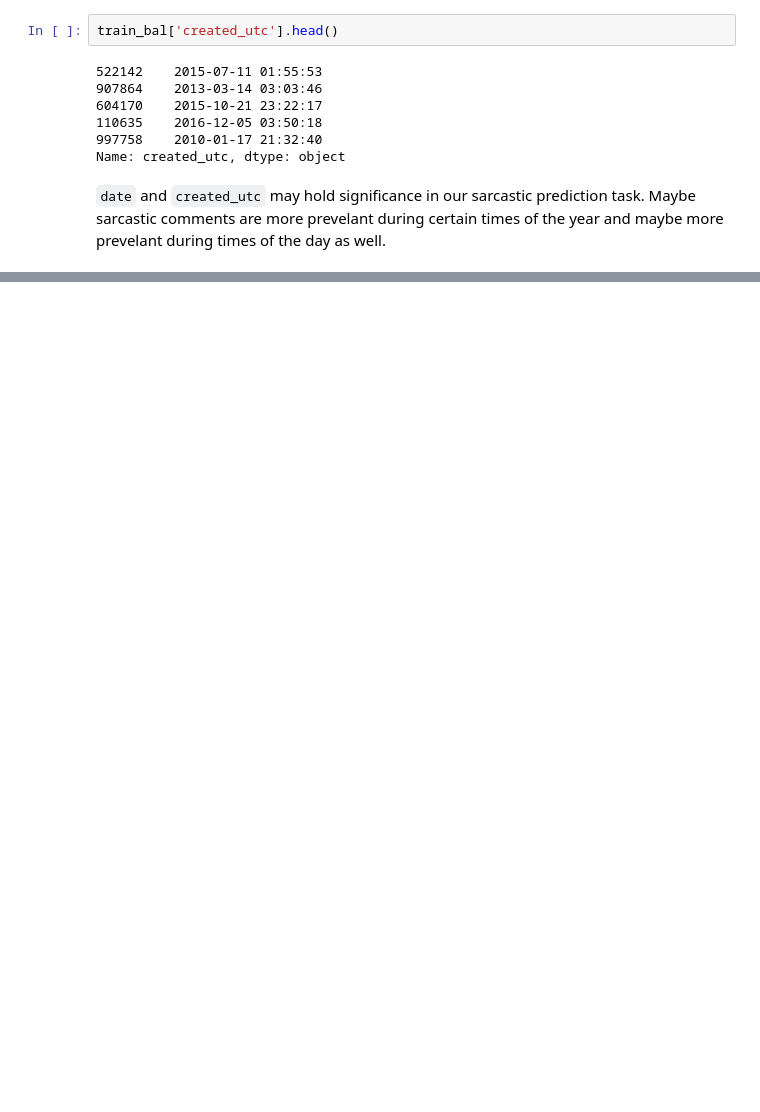
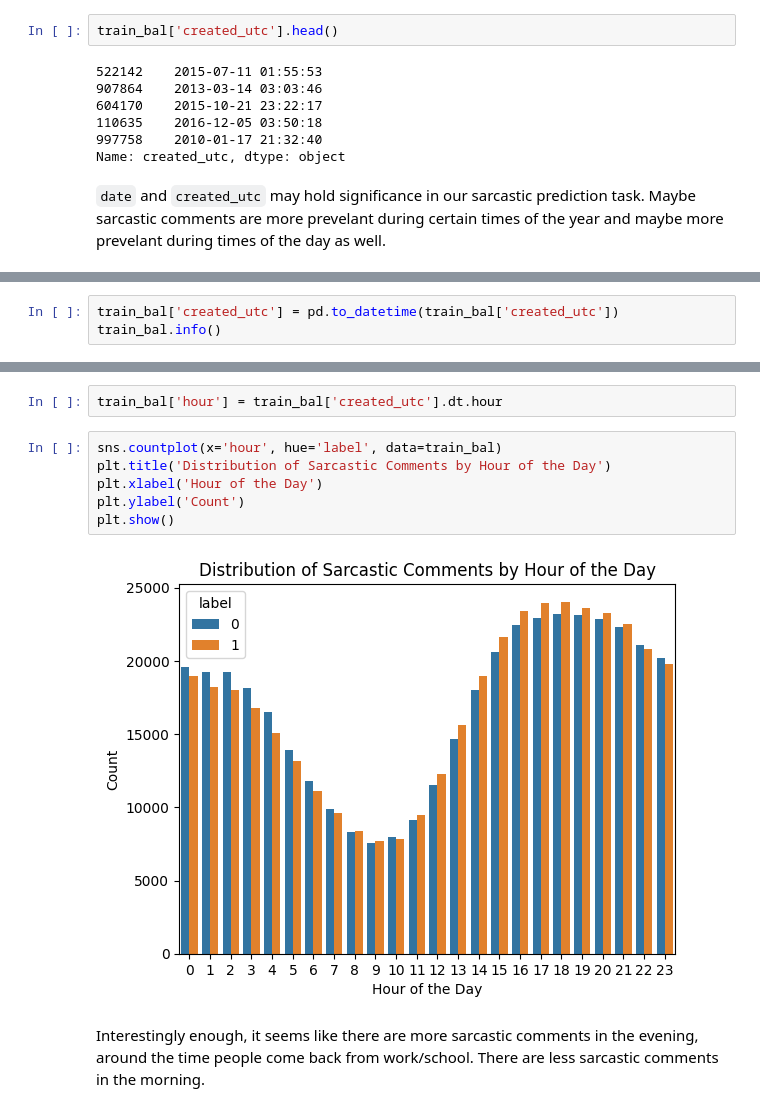
Before and after one commit to brianellis1997/Sarcasm_Detection, a Jupyter notebook: DS_440_Traditional_Models.ipynb, the cells around one changed output, grey strips where cells are left out. Cells and saved outputs as stored; diff of their text form; blank space fills up the shorter version.

```diff
--- a/DS_440_Traditional_Models.ipynb
+++ b/DS_440_Traditional_Models.ipynb
@@ -642,0 +756,3 @@ Name: created_utc, dtype: object
+# %%
+train_bal['created_utc'] = pd.to_datetime(train_bal['created_utc'])
+train_bal.info()
@@ -642,0 +778,12 @@ Name: created_utc, dtype: object
+# %%
+train_bal['hour'] = train_bal['created_utc'].dt.hour
+# %%
+sns.countplot(x='hour', hue='label', data=train_bal)
+plt.title('Distribution of Sarcastic Comments by Hour of the Day')
+plt.xlabel('Hour of the Day')
+plt.ylabel('Count')
+plt.show()
+# %% [output]
+[figure, added]
+# %% [markdown]
+Interestingly enough, it seems like there are more sarcastic comments in the evening, around the time people come back from work/school. There are less sarcastic comments in the morning.
```
Also changed, not shown: parts of 19 cells of this notebook.
